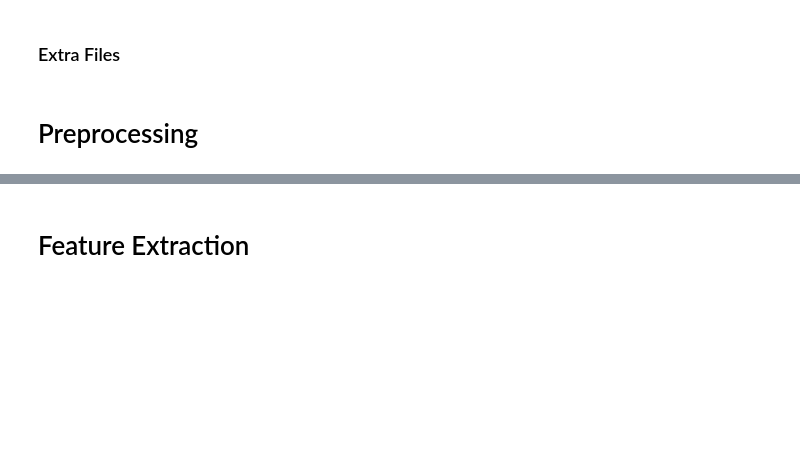
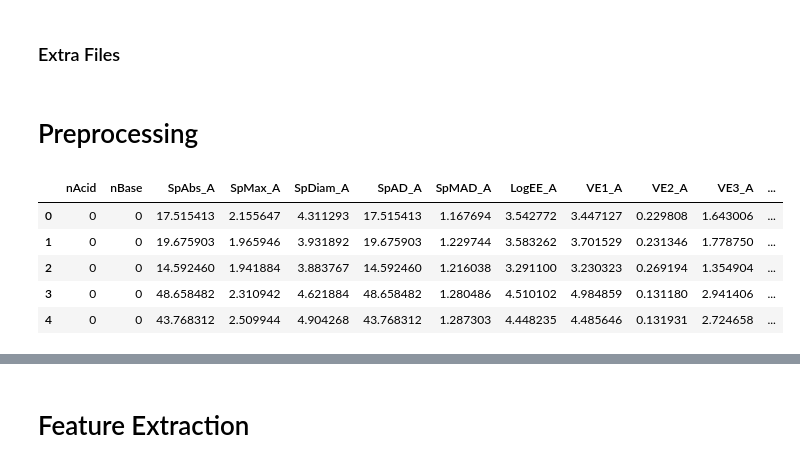
Before and after one commit to amoguscbd6969/polimer, a Jupyter notebook: baseline-copied.ipynb, the cells around one changed output, grey strips where cells are left out. Drawn from its saved outputs; the diff is of its cells as text; code cells hidden in the pictures; blank space fills up the shorter version.

Commit message:
Kaggle Notebook | baseline_copied | Version 23

```diff
--- a/baseline-copied.ipynb
+++ b/baseline-copied.ipynb
@@ -171,16 +173,42 @@ memory usage: 436.2+ KB
 # %% [markdown]
 ### Extra Files
 # %%
-tc_smiles =pd.read_csv('/kaggle/input/tc-smiles/Tc_SMILES.csv')
-tg_smiles =pd.read_csv('/kaggle/input/smiles-extra-data/JCIM_sup_bigsmiles.csv')
+tc_smiles =pd.read_csv('/kaggle/input/tc-smiles/Tc_SMILES.csv',      low_memory=False)
+tg_smiles =pd.read_csv('/kaggle/input/smiles-extra-data/JCIM_sup_bigsmiles.csv',      low_memory=False)
 ktg_smiles =pd.read_excel('/kaggle/input/smiles-extra-data/data_tg3.xlsx')
 de_smiles =pd.read_excel('/kaggle/input/smiles-extra-data/data_dnst1.xlsx')
-ds1_smiles=pd.read_csv('/kaggle/input/neurips-open-polymer-prediction-2025/train_supplement/dataset1.csv')
-ds2_smiles=pd.read_csv('/kaggle/input/neurips-open-polymer-prediction-2025/train_supplement/dataset2.csv')
-ds3_smiles=pd.read_csv('/kaggle/input/neurips-open-polymer-prediction-2025/train_supplement/dataset3.csv')
-ds4_smiles=pd.read_csv('/kaggle/input/neurips-open-polymer-prediction-2025/train_supplement/dataset4.csv')
-ex1_smiles=pd.read_csv('/kaggle/input/polymer-wut/processed/train_augmented.csv')
-ex2_smiles=pd.read_csv('/kaggle/input/polymer-wut/processed/train_processed.csv')
-td_smiles=pd.read_csv('/kaggle/input/polymer-tg-density-excerpt/tg_density.csv')
+ds1_smiles=pd.read_csv('/kaggle/input/neurips-open-polymer-prediction-2025/train_supplement/dataset1.csv',      low_memory=False)
+ds2_smiles=pd.read_csv('/kaggle/input/neurips-open-polymer-prediction-2025/train_supplement/dataset2.csv',      low_memory=False)
+ds3_smiles=pd.read_csv('/kaggle/input/neurips-open-polymer-prediction-2025/train_supplement/dataset3.csv',      low_memory=False)
+ds4_smiles=pd.read_csv('/kaggle/input/neurips-open-polymer-prediction-2025/train_supplement/dataset4.csv',      low_memory=False)
+
+tg_ds      = pd.read_csv('/kaggle/input/modred-dataset/desc_tg.csv',      low_memory=False)
+tc_ds      = pd.read_csv('/kaggle/input/modred-dataset/desc_tc.csv',      low_memory=False)
+rg_ds      = pd.read_csv('/kaggle/input/modred-dataset/desc_rg.csv',      low_memory=False)
+ffv_ds     = pd.read_csv('/kaggle/input/modred-dataset/desc_ffv.csv',     low_memory=False)
+den_ds     = pd.read_csv('/kaggle/input/modred-dataset/desc_de.csv',      low_memory=False)
 # %% [markdown]
 # Preprocessing
+# %%
+def _clean_train(df: pd.DataFrame) -> pd.DataFrame:
+    const_cols = [c for c in df.columns if df[c].nunique() <= 1]
+    if const_cols:
+        df = df.drop(columns=const_cols)
+    return df.select_dtypes(include=[np.number]).copy()
+
+tg_ds      = _clean_train(tg_ds)
+tc_ds      = _clean_train(tc_ds)
+rg_ds      = _clean_train(rg_ds)
+ffv_ds     = _clean_train(ffv_ds)
+den_ds     = _clean_train(den_ds)
+for i in (tg_ds,tc_ds,rg_ds,ffv_ds,den_ds):
+     i.drop(columns=[col for col in i.columns if i[col].nunique() == 1],axis=1,inplace=True)
+# %%
+tg_ds.head()
+# %% [output]
+|  | nAcid | nBase | SpAbs_A | SpMax_A | SpDiam_A | SpAD_A | SpMAD_A | LogEE_A | VE1_A | VE2_A | VE3_A | ... |
+| 0 | 0 | 0 | 17.515413 | 2.155647 | 4.311293 | 17.515413 | 1.167694 | 3.542772 | 3.447127 | 0.229808 | 1.643006 | ... |
+| 1 | 0 | 0 | 19.675903 | 1.965946 | 3.931892 | 19.675903 | 1.229744 | 3.583262 | 3.701529 | 0.231346 | 1.778750 | ... |
+| 2 | 0 | 0 | 14.592460 | 1.941884 | 3.883767 | 14.592460 | 1.216038 | 3.291100 | 3.230323 | 0.269194 | 1.354904 | ... |
+| 3 | 0 | 0 | 48.658482 | 2.310942 | 4.621884 | 48.658482 | 1.280486 | 4.510102 | 4.984859 | 0.131180 | 2.941406 | ... |
+| 4 | 0 | 0 | 43.768312 | 2.509944 | 4.904268 | 43.768312 | 1.287303 | 4.448235 | 4.485646 | 0.131931 | 2.724658 | ... |
```
Also changed, not shown: parts of 16 cells of this notebook.
